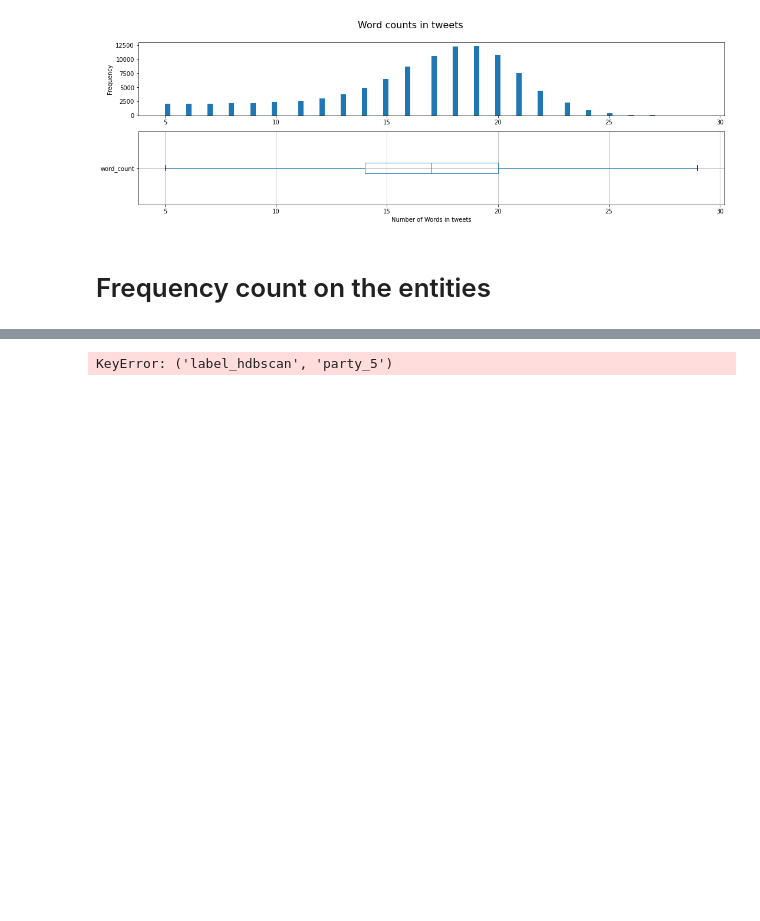
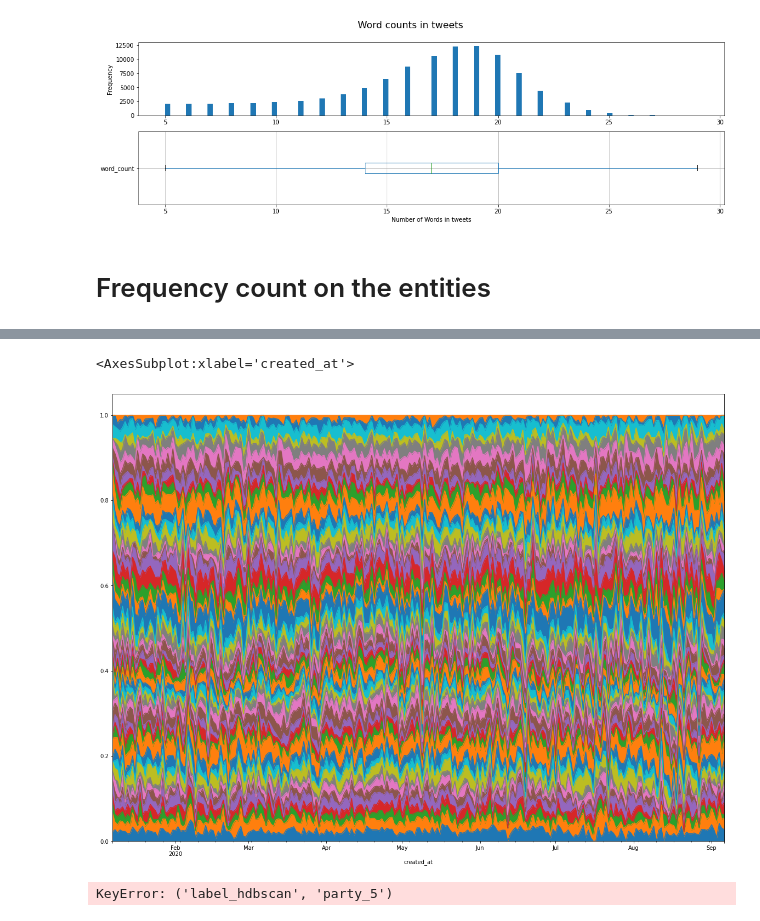
Before and after one commit to Oliph/covidTopics, a Jupyter notebook: covid_analysis.ipynb, the cells around one changed output, grey strips where cells are left out. Drawn from its saved outputs; the diff is of its cells as text; code cells hidden in the pictures; blank space fills up the shorter version.

```diff
--- a/covid_analysis.ipynb
+++ b/covid_analysis.ipynb
@@ -316,8 +316,11 @@ a.head()
 # %%
 a = df_time.groupby([df_time.index.to_period('7D')])['label_hdbscan'].value_counts(normalize=True).unstack().fillna(0)
 
 fig, ax = plt.subplots(figsize=(20,15))
-a.plot.area(ax=ax)
+a.plot.area(ax=ax, legend=False)
+# %% [output]
+<AxesSubplot:xlabel='created_at'>
+[figure, added]
 # %%
 top10_labels = df[df['label_hdbscan'] != -1]['label_hdbscan'].value_counts().nlargest(10)#.index[2:]
 # Way to have each categories per columns
```
Also changed, not shown: parts of 5 cells of this notebook, 16 other files.
